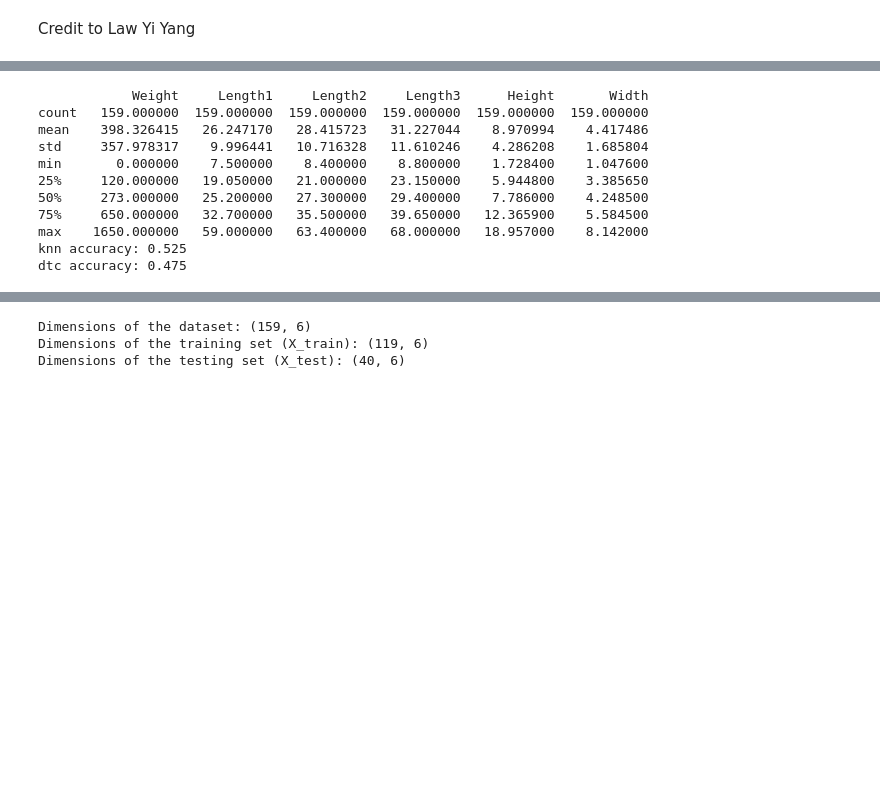
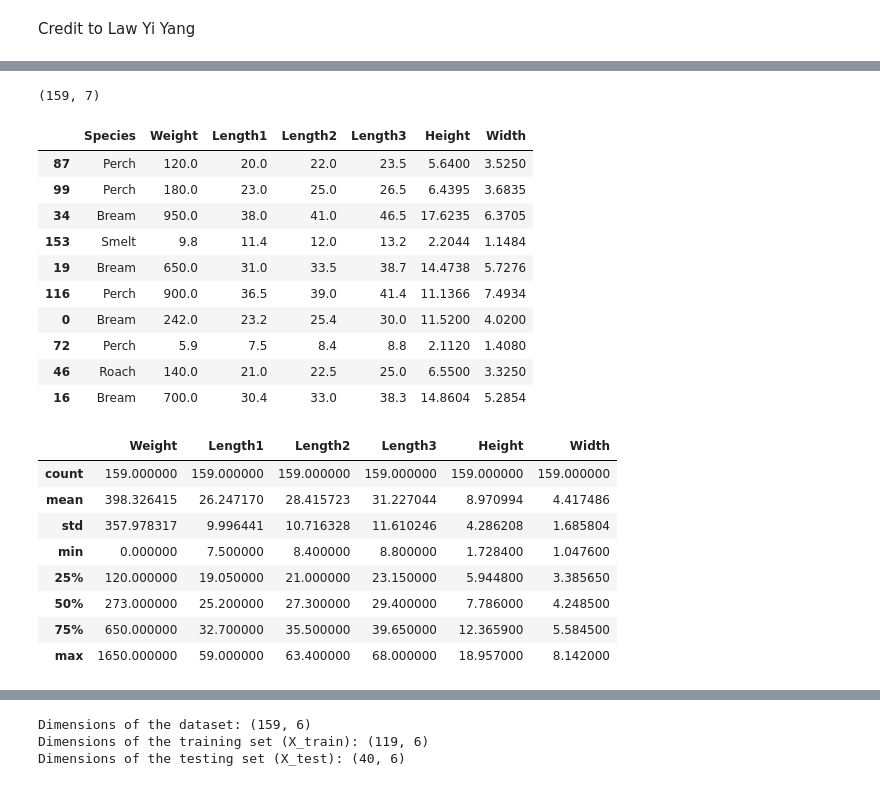
Before and after one commit to ylfoo/ERA2036, a Jupyter notebook: Lab/Learn_Classification_thru_Fish.ipynb, the cells around one changed output, grey strips where cells are left out. Saved outputs shown, nothing was run; the diff lists cells and outputs as text; code cells hidden in the pictures; blank space fills up the shorter version.

```diff
--- a/Lab/Learn_Classification_thru_Fish.ipynb
+++ b/Lab/Learn_Classification_thru_Fish.ipynb
@@ -27,25 +14,37 @@ from sklearn.tree import DecisionTreeClassifier
 df = pd.read_csv('https://raw.githubusercontent.com/wooihaw/datasets/main/fish.csv')
 # %%
 # Dimension of dataset
-print(df.shape)
+df.shape
+# %% [output]
+(159, 7)
 # %%
 # preview 10 lines of data
-print(df.sample(10))
+df.sample(10)
+# %% [output]
+|  | Species | Weight | Length1 | Length2 | Length3 | Height | Width |
+| 87 | Perch | 120.0 | 20.0 | 22.0 | 23.5 | 5.6400 | 3.5250 |
+| 99 | Perch | 180.0 | 23.0 | 25.0 | 26.5 | 6.4395 | 3.6835 |
+| 34 | Bream | 950.0 | 38.0 | 41.0 | 46.5 | 17.6235 | 6.3705 |
+| 153 | Smelt | 9.8 | 11.4 | 12.0 | 13.2 | 2.2044 | 1.1484 |
+| 19 | Bream | 650.0 | 31.0 | 33.5 | 38.7 | 14.4738 | 5.7276 |
+| 116 | Perch | 900.0 | 36.5 | 39.0 | 41.4 | 11.1366 | 7.4934 |
+| 0 | Bream | 242.0 | 23.2 | 25.4 | 30.0 | 11.5200 | 4.0200 |
+| 72 | Perch | 5.9 | 7.5 | 8.4 | 8.8 | 2.1120 | 1.4080 |
+| 46 | Roach | 140.0 | 21.0 | 22.5 | 25.0 | 6.5500 | 3.3250 |
+| 16 | Bream | 700.0 | 30.4 | 33.0 | 38.3 | 14.8604 | 5.2854 |
 # %%
 # Descriptive statistics
-print(df.describe())
+df.describe()
 # %% [output]
-            Weight     Length1     Length2     Length3      Height       Width
-count   159.000000  159.000000  159.000000  159.000000  159.000000  159.000000
-mean    398.326415   26.247170   28.415723   31.227044    8.970994    4.417486
-std     357.978317    9.996441   10.716328   11.610246    4.286208    1.685804
-min       0.000000    7.500000    8.400000    8.800000    1.728400    1.047600
-25%     120.000000   19.050000   21.000000   23.150000    5.944800    3.385650
-50%     273.000000   25.200000   27.300000   29.400000    7.786000    4.248500
-75%     650.000000   32.700000   35.500000   39.650000   12.365900    5.584500
-max    1650.000000   59.000000   63.400000   68.000000   18.957000    8.142000
-knn accuracy: 0.525
-dtc accuracy: 0.475
+|  | Weight | Length1 | Length2 | Length3 | Height | Width |
+| count | 159.000000 | 159.000000 | 159.000000 | 159.000000 | 159.000000 | 159.000000 |
+| mean | 398.326415 | 26.247170 | 28.415723 | 31.227044 | 8.970994 | 4.417486 |
+| std | 357.978317 | 9.996441 | 10.716328 | 11.610246 | 4.286208 | 1.685804 |
+| min | 0.000000 | 7.500000 | 8.400000 | 8.800000 | 1.728400 | 1.047600 |
+| 25% | 120.000000 | 19.050000 | 21.000000 | 23.150000 | 5.944800 | 3.385650 |
+| 50% | 273.000000 | 25.200000 | 27.300000 | 29.400000 | 7.786000 | 4.248500 |
+| 75% | 650.000000 | 32.700000 | 35.500000 | 39.650000 | 12.365900 | 5.584500 |
+| max | 1650.000000 | 59.000000 | 63.400000 | 68.000000 | 18.957000 | 8.142000 |
 # %%
 # Split dataset into training and testing sets
 y = df.values[:, 0]
```
Also changed, not shown: parts of 3 cells of this notebook.
